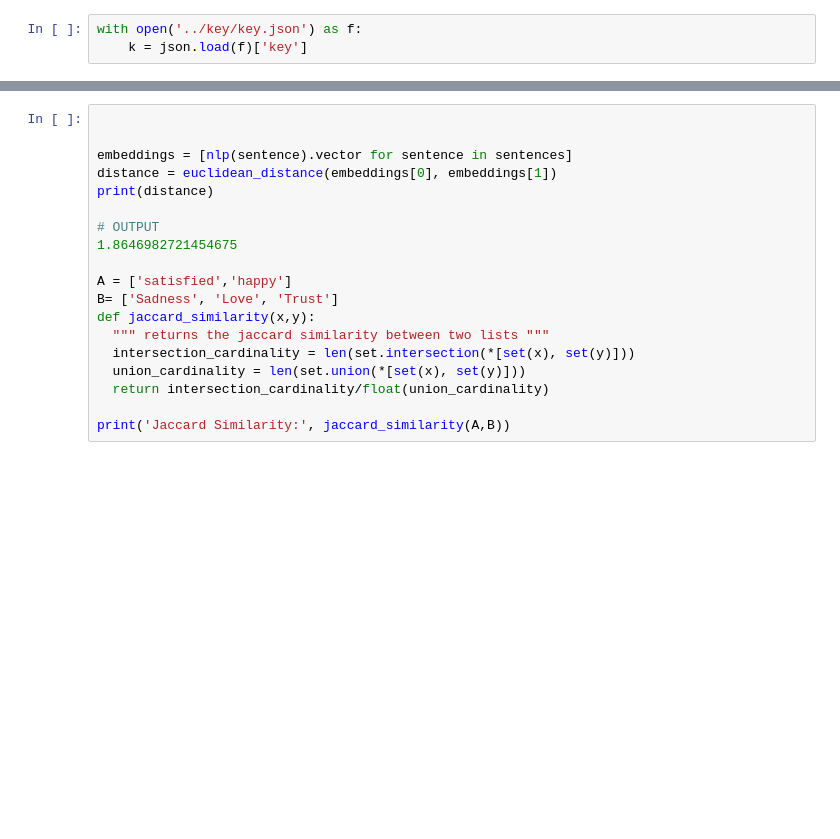
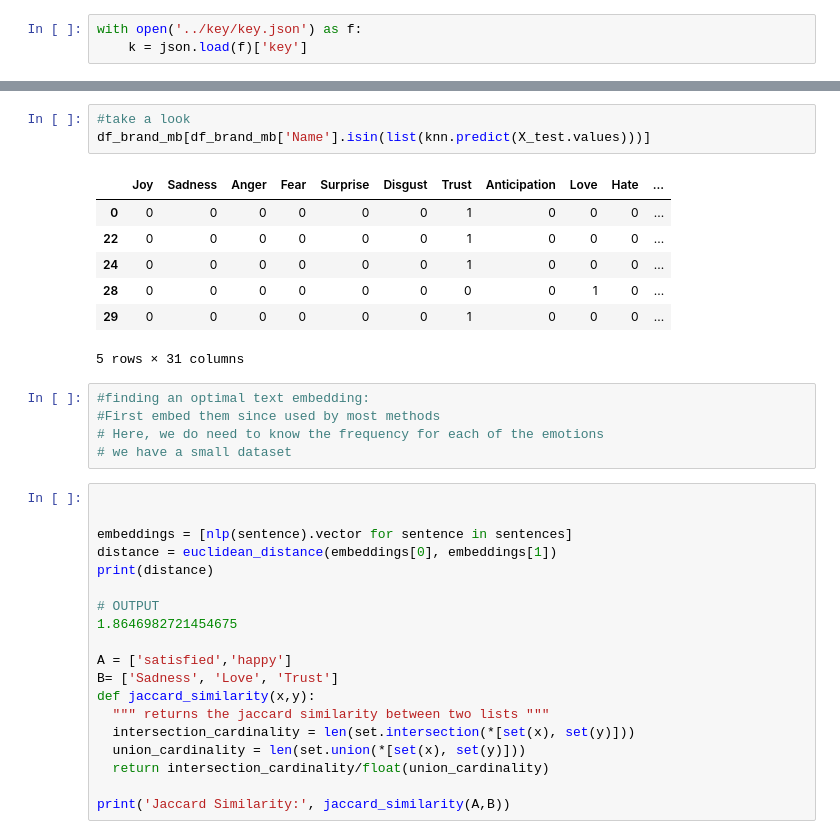
Before and after one commit to nedaresa/clothing_brand_recommender, a Jupyter notebook: explore.ipynb, the cells around one changed output, grey strips where cells are left out. Cells and saved outputs as stored; diff of their text form; blank space fills up the shorter version.

```diff
--- a/explore.ipynb
+++ b/explore.ipynb
@@ -136,3 +198,19 @@ spacy.load('en_core_web_md')
+# %%
+#take a look
+df_brand_mb[df_brand_mb['Name'].isin(list(knn.predict(X_test.values)))]
+# %% [output]
+|  | Joy | Sadness | Anger | Fear | Surprise | Disgust | Trust | Anticipation | Love | Hate | ... |
+| 0 | 0 | 0 | 0 | 0 | 0 | 0 | 1 | 0 | 0 | 0 | ... |
+| 22 | 0 | 0 | 0 | 0 | 0 | 0 | 1 | 0 | 0 | 0 | ... |
+| 24 | 0 | 0 | 0 | 0 | 0 | 0 | 1 | 0 | 0 | 0 | ... |
+| 28 | 0 | 0 | 0 | 0 | 0 | 0 | 0 | 0 | 1 | 0 | ... |
+| 29 | 0 | 0 | 0 | 0 | 0 | 0 | 1 | 0 | 0 | 0 | ... |
+5 rows × 31 columns
+# %%
+#finding an optimal text embedding:
+#First embed them since used by most methods
+# Here, we do need to know the frequency for each of the emotions
+# we have a small dataset
 # %%
 
 
```
Also changed, not shown: parts of 13 cells of this notebook.
